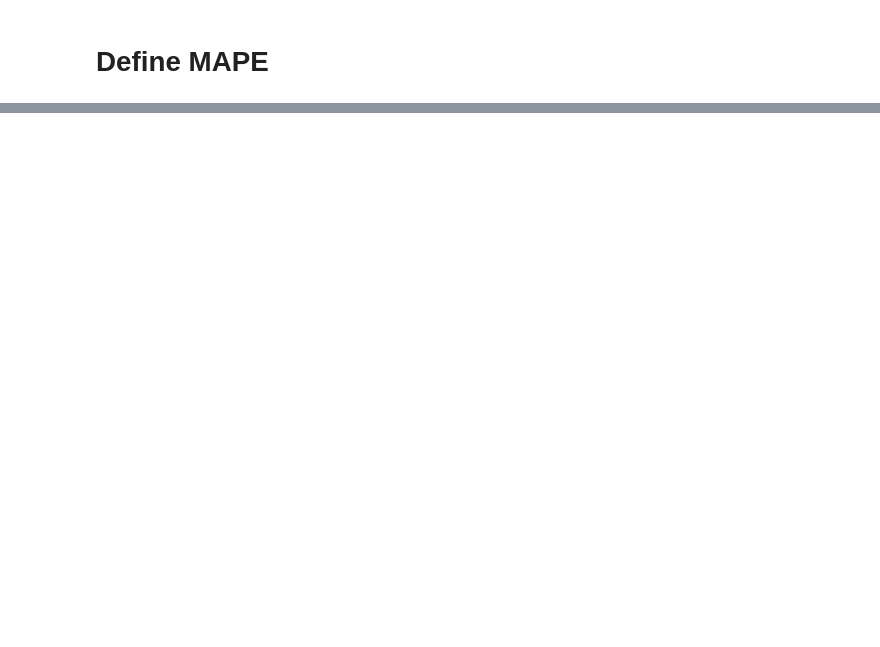
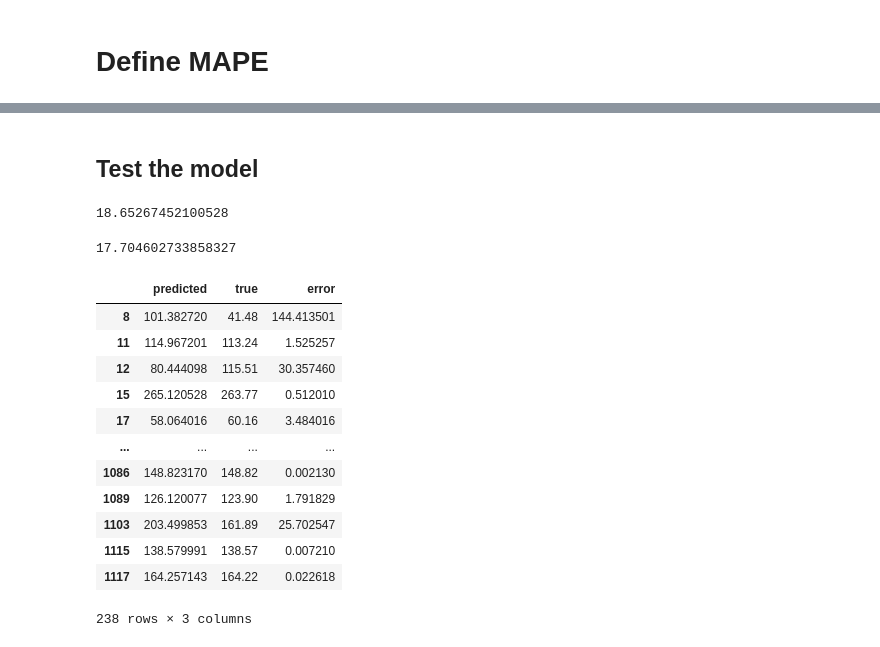
Before and after one commit to rboghe/cened, a Jupyter notebook: cened_merged_ml.ipynb, the cells around one changed output, grey strips where cells are left out. Saved outputs shown, nothing was run; the diff lists cells and outputs as text; code cells hidden in the pictures; blank space fills up the shorter version.

```diff
--- a/cened_merged_ml.ipynb
+++ b/cened_merged_ml.ipynb
@@ -352,0 +475,3 @@ results_df
+# %%
+light = LGBMRegressor(n_estimators = 1000, silent = False, verbose = 2, is_training_metric = True, n_jobs = 6)
+light.set_params(**random_search.best_params_)
@@ -352,0 +489,2 @@ results_df
+# %%
+light.fit(train[mlcol], train['EP_H_ND'])
@@ -352,0 +502,33 @@ results_df
+# %% [markdown]
+## Test the model
+# %%
+y_pred = light.predict(test[mlcol])
+# %%
+results_df = pd.DataFrame({'predicted' : y_pred, 'true' : test['EP_H_ND']})
+results_df['error'] = np.abs((results_df['true'] - results_df['predicted'])/results_df['true'])*100
+# %%
+# MAPE
+results_df['error'].mean()
+# %% [output]
+18.65267452100528
+# %%
+# MAPE without >100%
+results_df[results_df.error <= 100].error.mean()
+# %% [output]
+17.704602733858327
+# %%
+results_df
+# %% [output]
+|  | predicted | true | error |
+| 8 | 101.382720 | 41.48 | 144.413501 |
+| 11 | 114.967201 | 113.24 | 1.525257 |
+| 12 | 80.444098 | 115.51 | 30.357460 |
+| 15 | 265.120528 | 263.77 | 0.512010 |
+| 17 | 58.064016 | 60.16 | 3.484016 |
+| ... | ... | ... | ... |
+| 1086 | 148.823170 | 148.82 | 0.002130 |
+| 1089 | 126.120077 | 123.90 | 1.791829 |
+| 1103 | 203.499853 | 161.89 | 25.702547 |
+| 1115 | 138.579991 | 138.57 | 0.007210 |
+| 1117 | 164.257143 | 164.22 | 0.022618 |
+238 rows × 3 columns
```
Also changed, not shown: parts of 36 cells of this notebook.
